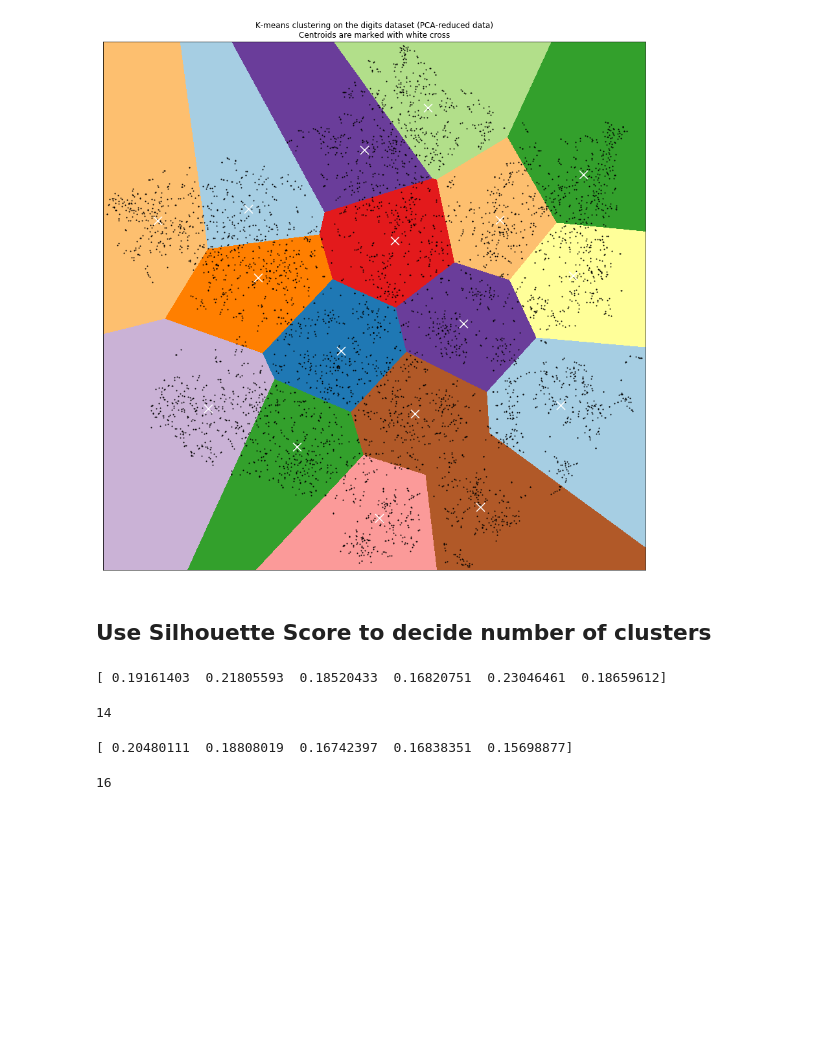
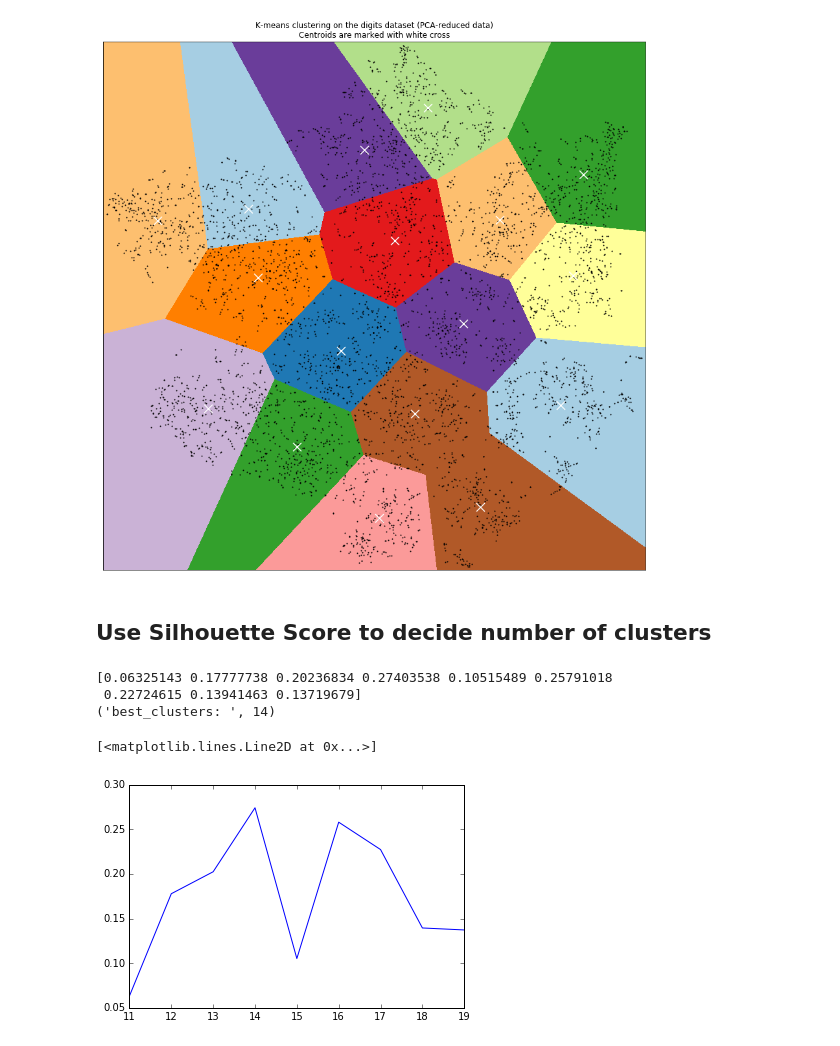
Before and after one commit to donovanOng/cs4300-noveltea, a Jupyter notebook: data/dummy encoding.ipynb, the cells around one changed output. Drawn from its saved outputs; the diff is of its cells as text; code cells hidden in the pictures; blank space fills up the shorter version.

```diff
--- a/data/dummy encoding.ipynb
+++ b/data/dummy encoding.ipynb
@@ -448,7 +442,5 @@ plt.show()
 # %% [markdown]
 ## Use Silhouette Score to decide number of clusters
 # %%
-from sklearn.metrics import silhouette_score
-
-range_n_clusters = np.arange(10, 16)     # clusters range (guess the range from SVD result)
-dataToFit = teas_compressed             # sample data, shape(15641, 20)
+range_n_clusters = np.arange(11, 20, 1)     # clusters range (guess the range from SVD result)
+dataToFit = teas_compressed             # sample data, shape(10000, 20)
@@ -457,20 +447,23 @@ from sklearn.cluster import KMeans
 # %%
-silhouette_scores = np.ones(len(range_n_clusters))
-for i in range(len(range_n_clusters)):
-    clusterer = KMeans(n_clusters=range_n_clusters[i], random_state=0).fit(dataToFit)
-    cluster_labels = clusterer.labels_
-    silhouette_scores[i] = silhouette_score(dataToFit, cluster_labels)
+def silhouette_score(range_n_clusters, dataToFit):
+    from sklearn.cluster import KMeans
+    from sklearn.metrics import silhouette_score
+    silhouette_scores = np.ones(len(range_n_clusters))
+    for i in range(len(range_n_clusters)):
+        clusterer = KMeans(n_clusters=range_n_clusters[i], random_state=0).fit(dataToFit)
+        cluster_labels = clusterer.labels_
+        silhouette_scores[i] = silhouette_score(dataToFit, cluster_labels)
+    return silhouette_scores
-# %%
-# from 10 - 15
-print (silhouette_scores)
-10 +  np.argmax(silhouette_scores)
-# %% [output]
-[ 0.19161403  0.21805593  0.18520433  0.16820751  0.23046461  0.18659612]
-14
-# %%
-# from 16 - 20
-print (silhouette_scores1)
-16 + np.argmax(silhouette_scores1)
-# %% [output]
-[ 0.20480111  0.18808019  0.16742397  0.16838351  0.15698877]
-16
+# %%
+silhouette_scores = silhouette_score(range_n_clusters, dataToFit)
+print (silhouette_scores)
+print ('best_clusters: ', range_n_clusters[0] +  np.argmax(silhouette_scores))
+# %% [output]
+[0.06325143 0.17777738 0.20236834 0.27403538 0.10515489 0.25791018
+ 0.22724615 0.13941463 0.13719679]
+('best_clusters: ', 14)
+# %%
+plt.plot(range_n_clusters, silhouette_scores)
+# %% [output]
+[<matplotlib.lines.Line2D at 0x...>]
+[figure, added]
```
Also changed, not shown: parts of 24 cells of this notebook.
